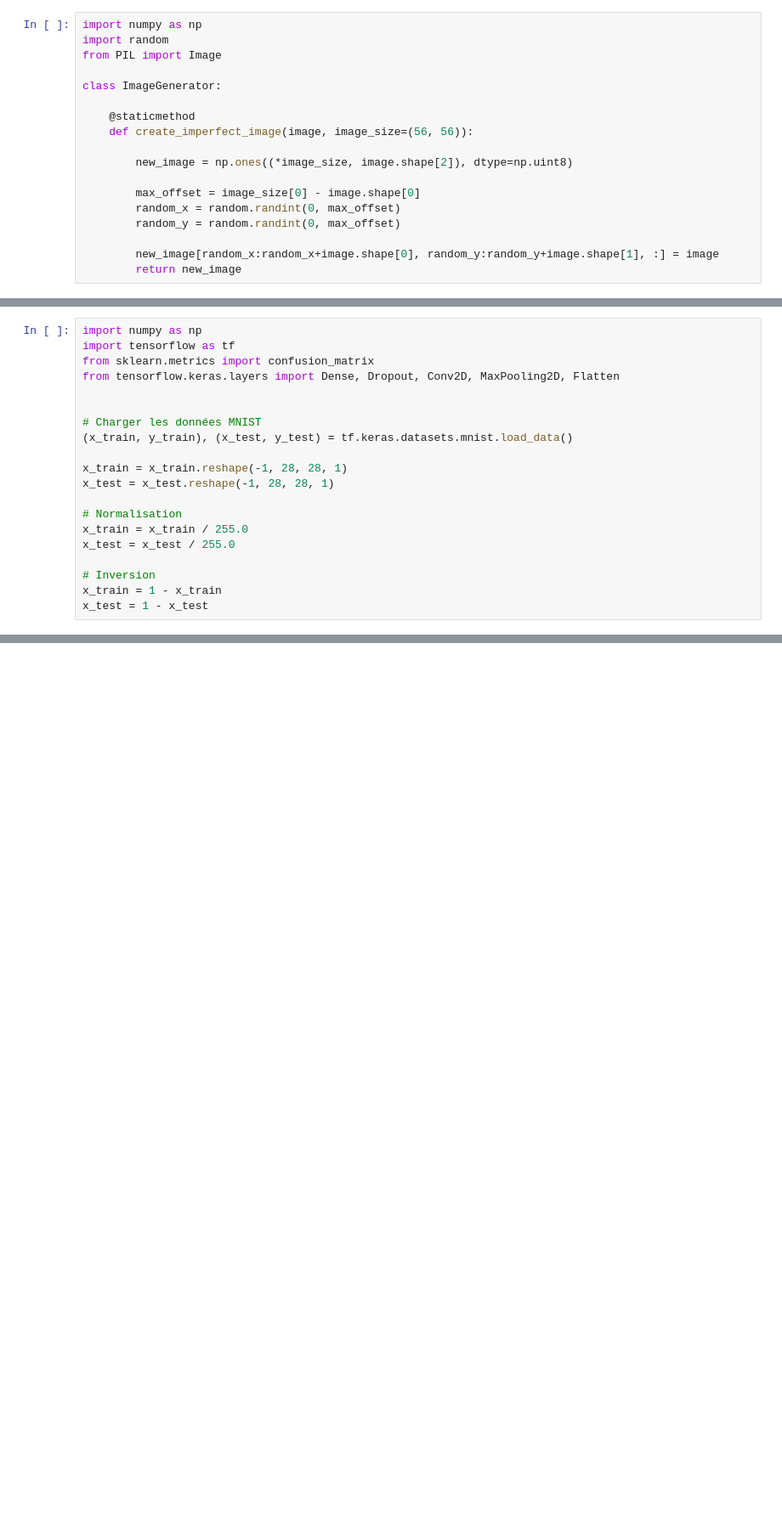
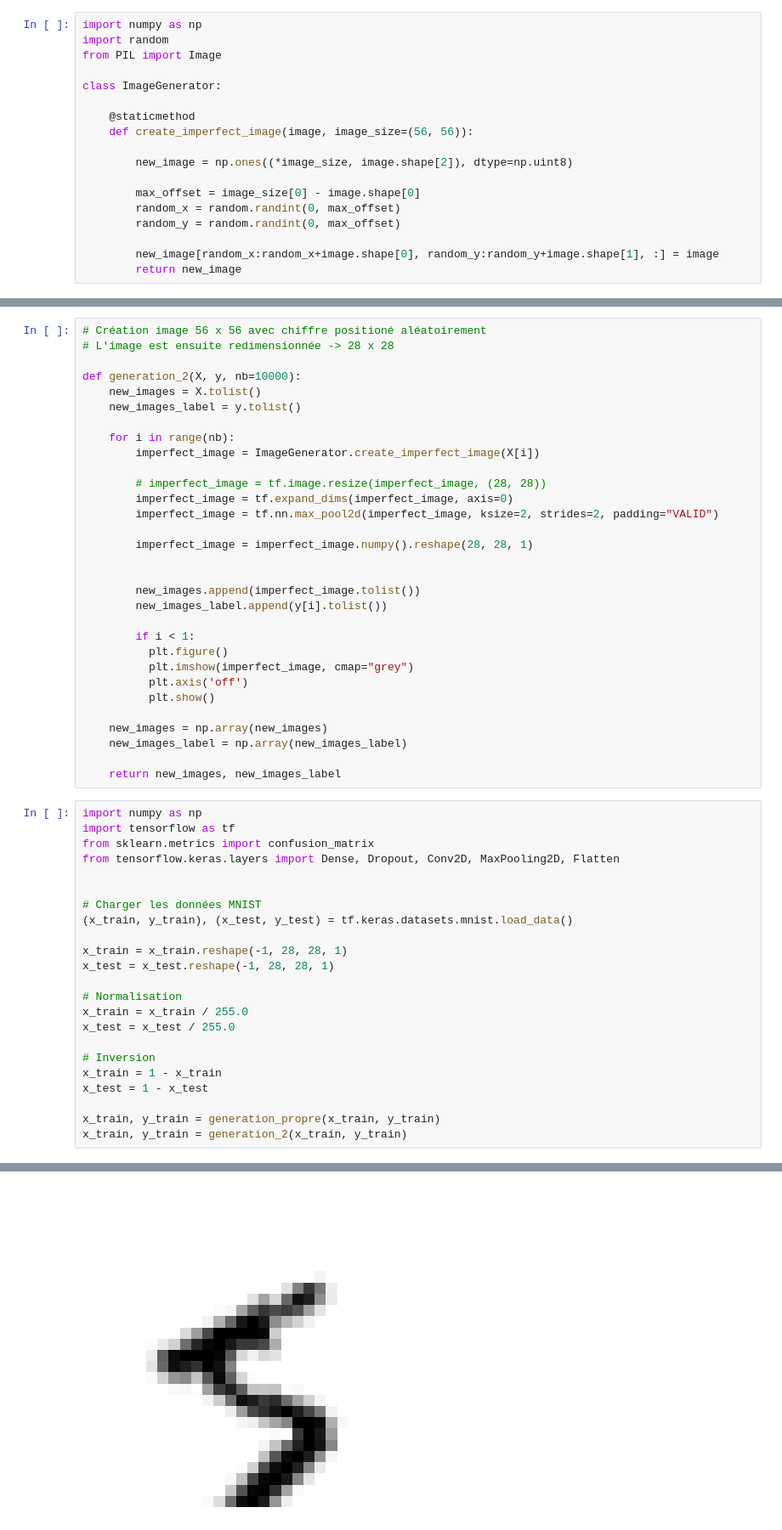
Before and after one commit to aubin-pct/Entrainement_ia, a Jupyter notebook: rendu_8/rendu_8.ipynb, the cells around one changed output, grey strips where cells are left out. Shown: that part at 85% size. Saved outputs shown, nothing was run; the diff lists cells and outputs as text; blank space fills up the shorter version.

```diff
--- a/rendu_8/rendu_8.ipynb
+++ b/rendu_8/rendu_8.ipynb
@@ -45,3 +71,34 @@ class ImageGenerator:
+# %%
+# Création image 56 x 56 avec chiffre positioné aléatoirement
+# L'image est ensuite redimensionnée -> 28 x 28
+
+def generation_2(X, y, nb=10000):
+    new_images = X.tolist()
+    new_images_label = y.tolist()
+
+    for i in range(nb):
+        imperfect_image = ImageGenerator.create_imperfect_image(X[i])
+
+        # imperfect_image = tf.image.resize(imperfect_image, (28, 28))
+        imperfect_image = tf.expand_dims(imperfect_image, axis=0)
+        imperfect_image = tf.nn.max_pool2d(imperfect_image, ksize=2, strides=2, padding="VALID")
+
+        imperfect_image = imperfect_image.numpy().reshape(28, 28, 1)
+
+
+        new_images.append(imperfect_image.tolist())
+        new_images_label.append(y[i].tolist())
+
+        if i < 1:
+          plt.figure()
+          plt.imshow(imperfect_image, cmap="grey")
+          plt.axis('off')
+          plt.show()
+
+    new_images = np.array(new_images)
+    new_images_label = np.array(new_images_label)
+
+    return new_images, new_images_label
 # %%
 import numpy as np
 import tensorflow as tf
@@ -62,4 +119,7 @@ x_test = x_test / 255.0
 # Inversion
 x_train = 1 - x_train
 x_test = 1 - x_test
+
+x_train, y_train = generation_propre(x_train, y_train)
+x_train, y_train = generation_2(x_train, y_train)
 # %% [output]
@@ -67,0 +126 @@ Downloading data from https://storage.googleapis.com/tensorflow/tf-keras-dataset
+[figure, added]
```
Also changed, not shown: parts of 12 cells of this notebook, 1 other file.
